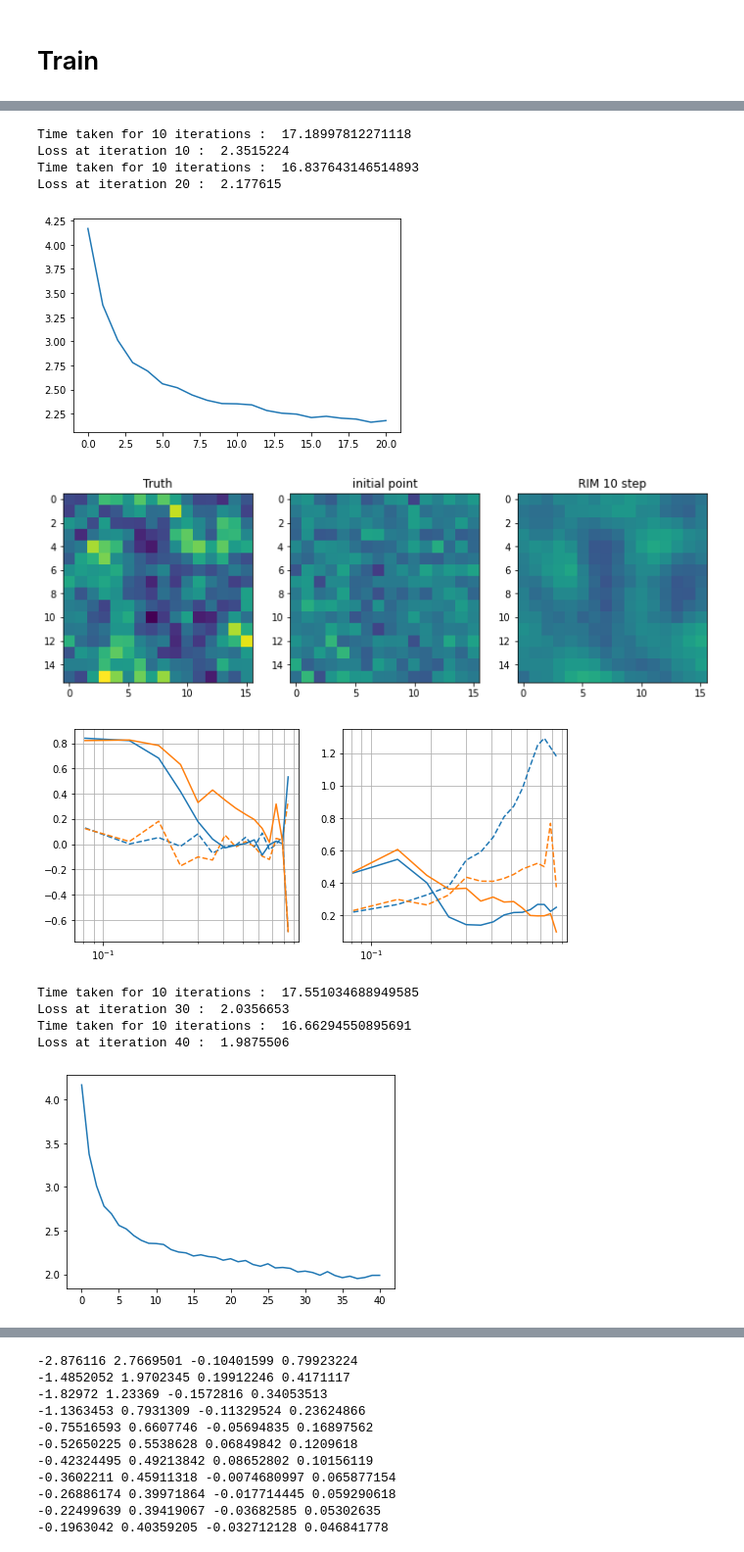
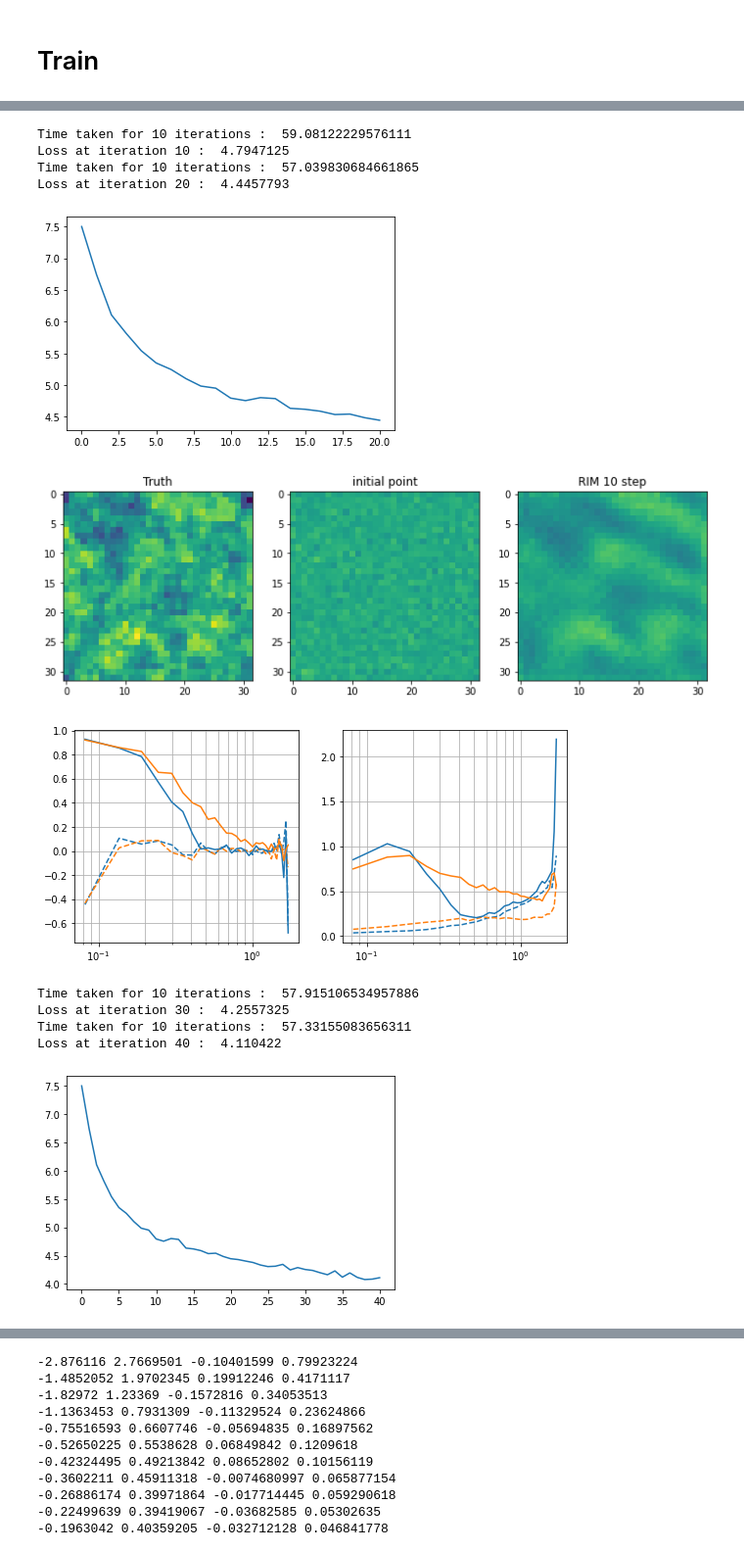
Before and after one commit to modichirag/galference, a Jupyter notebook: notebooks/Cosmic_Rim_DM.ipynb, the cells around one changed output, grey strips where cells are left out. Shown: that part at 98% size. Drawn from its saved outputs; the diff is of its cells as text; code cells hidden in the pictures.

```diff
--- a/notebooks/Cosmic_Rim_DM.ipynb
+++ b/notebooks/Cosmic_Rim_DM.ipynb
@@ -41,7 +41,7 @@ from tensorflow.python.keras.layers import ConvLSTM2D
 from tensorflow.python.keras.layers.convolutional_recurrent import ConvLSTM2DCell
 from tensorflow.python.keras.layers import LSTMCell, LSTM, Dense, Conv3D
 # %%
-bs, nc = 100, 16
+bs, nc = 100, 32
 nsteps = 3
 a0, a, nsteps = 0.1, 1.0,  nsteps
 stages = np.linspace(a0, a, nsteps, endpoint=True)
@@ -54,13 +54,14 @@ kvec = tools.fftk((nc, nc, nc), boxsize=nc, symmetric=False)
 kmesh = (sum(k**2 for k in kvec)**0.5).astype(np.float32)
 priorwt = ipklin(kmesh)
 # %%
+nsims = 500
+
 dpath = '../data/rim-data/L%04d_N%03d_T%02d/'%(bs, nc, nsteps)
-
-alldata = np.array([np.load(dpath + '%04d.npy'%i) for i in range(1000)]).astype(float32)
+alldata = np.array([np.load(dpath + '%04d.npy'%i) for i in range(nsims)]).astype(float32)
 
 # alldata = np.expand_dims(alldata, axis=2)
 
-traindata, testdata = alldata[:900], alldata[900:]
+traindata, testdata = alldata[:int(0.9*nsims)], alldata[int(0.9*nsims):]
 ic, fin = traindata[:1,0], traindata[:1,1]
 # %%
 def get_ps(iterand, truth):
@@ -489,7 +480,7 @@ class myRIM3D(tf.keras.Model):
             v = self.beta_2*v + (1-self.beta_2)*gradient**2
             mc = m/(1-self.beta_1**t)
             vc = v/(1-self.beta_2**t)
-            delta = -1.*self.lr*mc/(np.sqrt(vc) + self.eps)
+            delta = -1.*self.lr*mc/(tf.sqrt(vc) + self.eps)
 
             concat_input = tf.stack([pos, delta], axis=-1)
             cell_input = self.input_layer(concat_input)
@@ -507,8 +498,8 @@ class myRIM3D(tf.keras.Model):
         return outputs_ta.stack(), states_ta.stack()
 # %%
 rim_iter = 10
-input_size = 8
-cell_size = 8
+input_size = 4
+cell_size = 4
 
 input_layer = Conv3D(input_size, kernel_size=5, trainable=True, padding='SAME',
                      input_shape=(None, nc, nc, nc, 2))
@@ -609,10 +595,10 @@ iterweights = iterweights.reshape(-1, 1, 1, 1, 1).astype(float32)
 
 # @tf.function
 def rim_train(x_true, x_init, y):
+
     with tf.GradientTape() as tape:
         x_pred, states = testrim(x_init, y, recon_noanneal_grad)
         res  = (x_true - x_pred)
-        #
         loss = tf.reduce_mean(iterweights*tf.square(res))
 
     gradients = tape.gradient(loss, testrim.trainable_variables)
@@ -622,12 +608,12 @@ def rim_train(x_true, x_init, y):
 
 lrs = [0.001, 0.0001, 0.0005]
 liters = [101, 101, 101]
-for il in range(3):
+for il in range(1):
     print('Learning rate = %0.3e'%lrs[il])
     opt = tf.keras.optimizers.Adam(learning_rate=lrs[il])
 
     for i in range(liters[il]):
-        idx = np.random.randint(0, traindata.shape[0], 16)
+        idx = np.random.randint(0, traindata.shape[0], 8)
         xx, yy = traindata[idx, 0].astype(float32), traindata[idx, 1].astype(float32),
         x_init = np.random.normal(size=xx.size).reshape(xx.shape).astype(float32)
         #x_init = train_xinits[idx]
@@ -661,12 +647,12 @@ Loss at iteration 0 :  4.1687202
-Time taken for 10 iterations :  17.18997812271118
-Loss at iteration 10 :  2.3515224
-Time taken for 10 iterations :  16.837643146514893
-Loss at iteration 20 :  2.177615
+Time taken for 10 iterations :  59.08122229576111
+Loss at iteration 10 :  4.7947125
+Time taken for 10 iterations :  57.039830684661865
+Loss at iteration 20 :  4.4457793
-[figure, old version]
+[figure, new version]
-[figure, old version]
+[figure, new version]
-[figure, old version]
+[figure, new version]
-Time taken for 10 iterations :  17.551034688949585
-Loss at iteration 30 :  2.0356653
-Time taken for 10 iterations :  16.66294550895691
-Loss at iteration 40 :  1.9875506
+Time taken for 10 iterations :  57.915106534957886
+Loss at iteration 30 :  4.2557325
+Time taken for 10 iterations :  57.33155083656311
+Loss at iteration 40 :  4.110422
-[figure, old version]
+[figure, new version]
```
Also changed, not shown: parts of 15 cells of this notebook, 1 other file.
